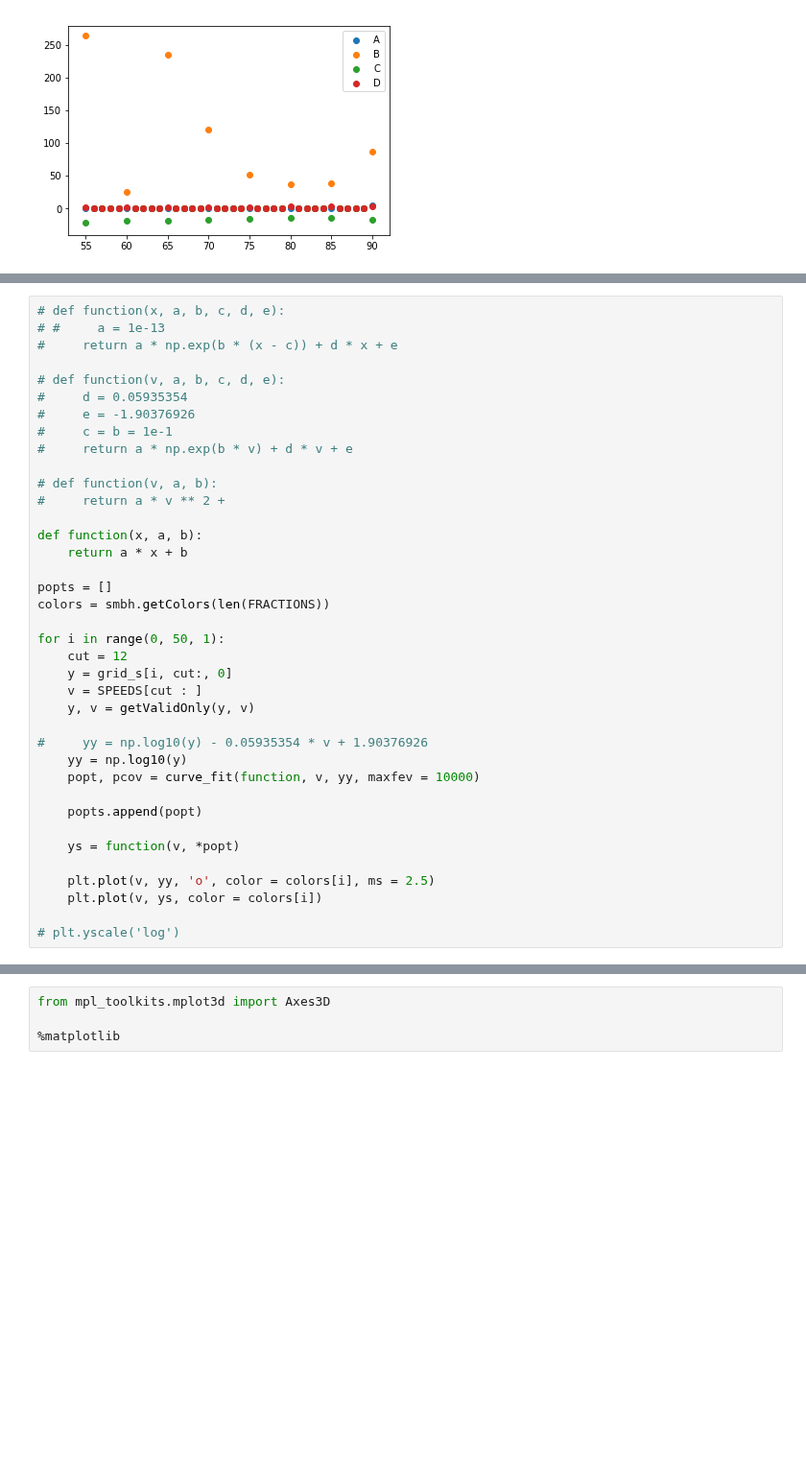
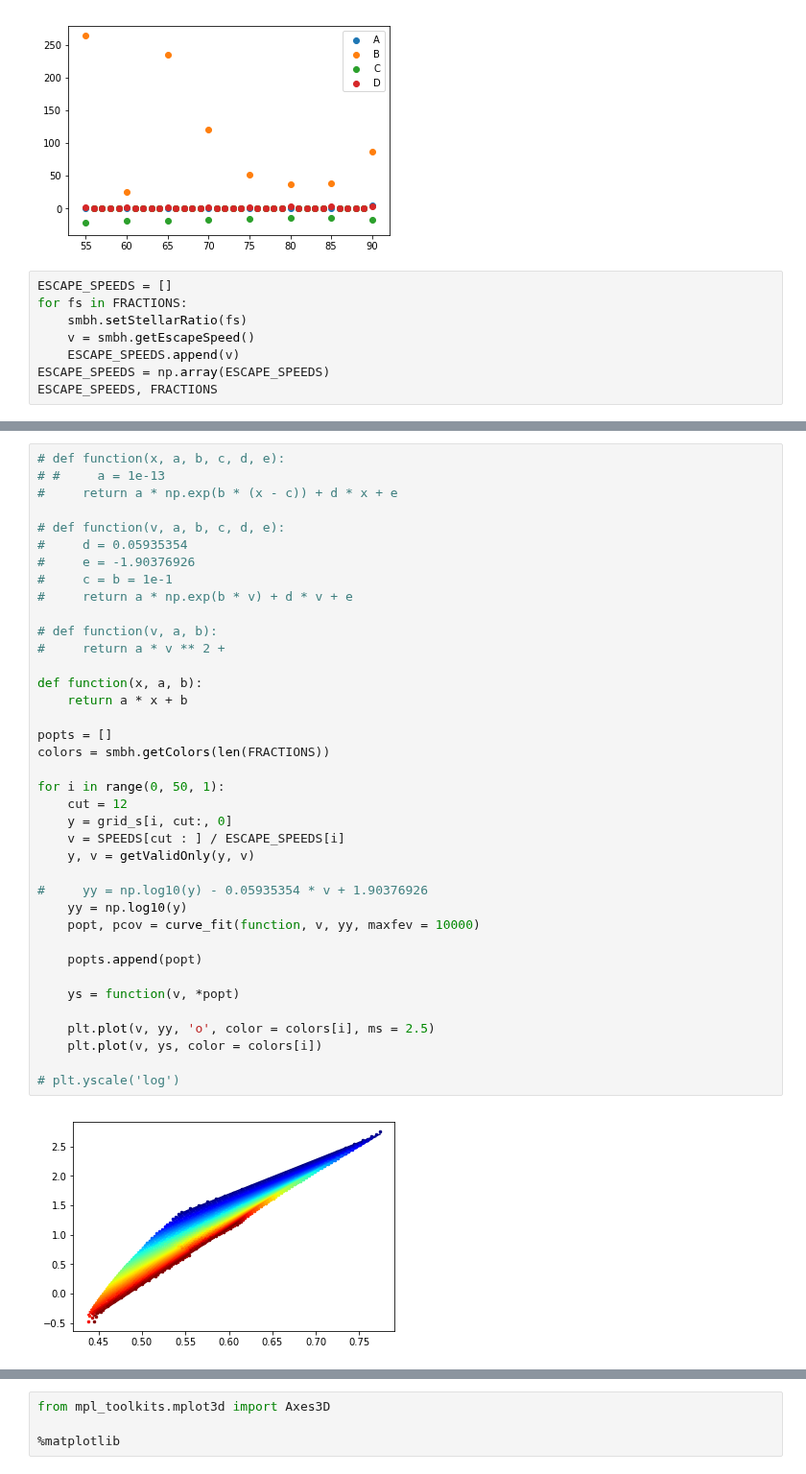
Before and after one commit to jsbarbosa/TesisFisica, a Jupyter notebook: Files/Week 10/ReturnProperties.ipynb, the cells around one changed output, grey strips where cells are left out. Shown at 96% size. Saved outputs shown, nothing was run; the diff lists cells and outputs as text; blank space fills up the shorter version.

```diff
--- a/Files/Week 10/ReturnProperties.ipynb
+++ b/Files/Week 10/ReturnProperties.ipynb
@@ -283,3 +283,11 @@ plt.legend()
 # %% [output]
 <matplotlib.legend.Legend at 0x...>
 [figure]
+# %%
+ESCAPE_SPEEDS = []
+for fs in FRACTIONS:
+    smbh.setStellarRatio(fs)
+    v = smbh.getEscapeSpeed()
+    ESCAPE_SPEEDS.append(v)
+ESCAPE_SPEEDS = np.array(ESCAPE_SPEEDS)
+ESCAPE_SPEEDS, FRACTIONS
@@ -311,34 +319,36 @@ fig, ax = plotSpeedvsRT(grid_s)
 #     e = -1.90376926
 #     c = b = 1e-1
 #     return a * np.exp(b * v) + d * v + e
 
 # def function(v, a, b):
 #     return a * v ** 2 +
 
 def function(x, a, b):
     return a * x + b
 
 popts = []
 colors = smbh.getColors(len(FRACTIONS))
 
 for i in range(0, 50, 1):
     cut = 12
     y = grid_s[i, cut:, 0]
-    v = SPEEDS[cut : ]
+    v = SPEEDS[cut : ] / ESCAPE_SPEEDS[i]
     y, v = getValidOnly(y, v)
 
 #     yy = np.log10(y) - 0.05935354 * v + 1.90376926
     yy = np.log10(y)
     popt, pcov = curve_fit(function, v, yy, maxfev = 10000)
 
     popts.append(popt)
 
     ys = function(v, *popt)
 
     plt.plot(v, yy, 'o', color = colors[i], ms = 2.5)
     plt.plot(v, ys, color = colors[i])
 
 # plt.yscale('log')
+# %% [output]
+[figure, added]
 # %%
 popts = np.array(popts)
 
```
Also changed, not shown: parts of 6 cells of this notebook, 11 other files.
